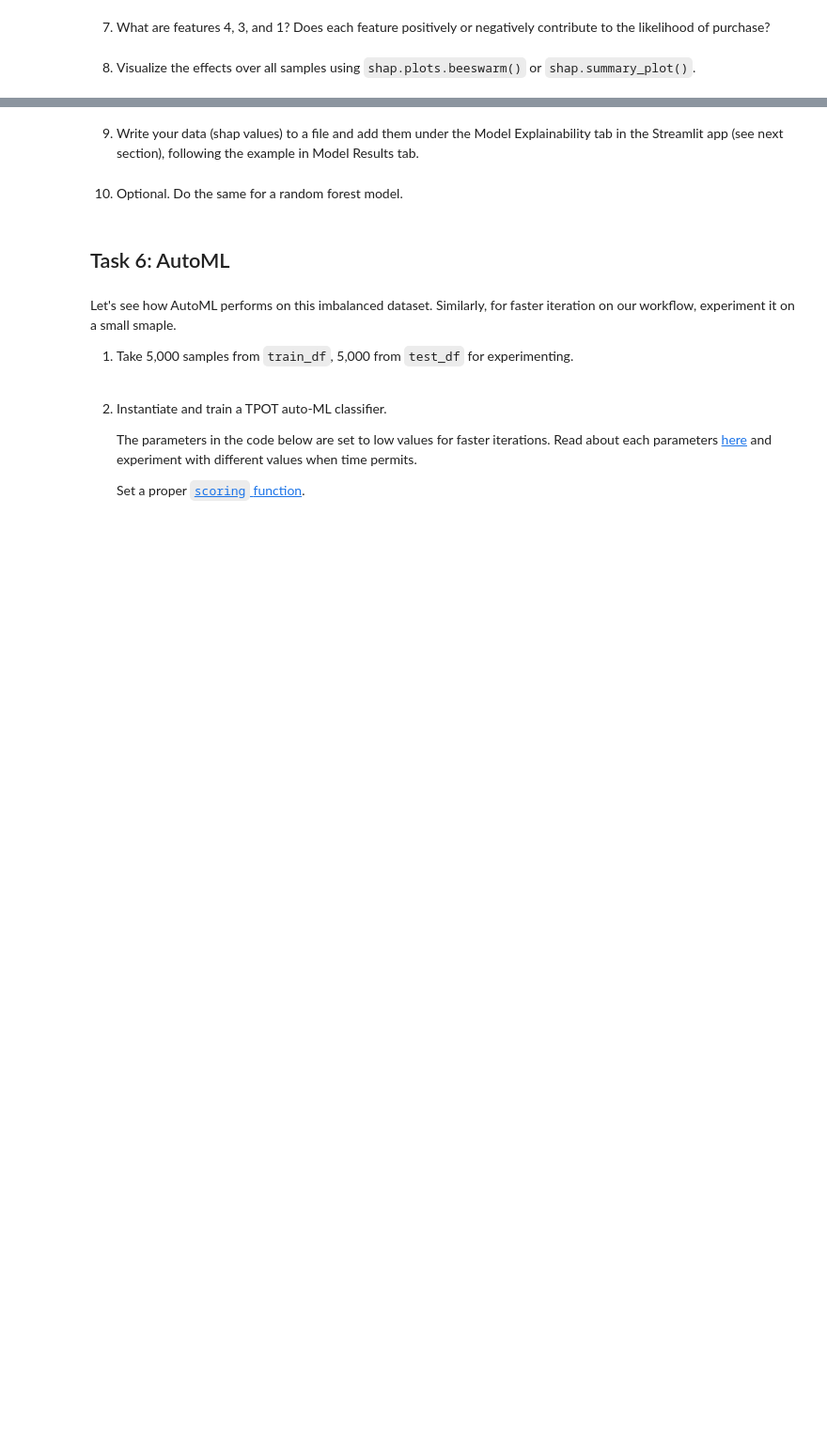
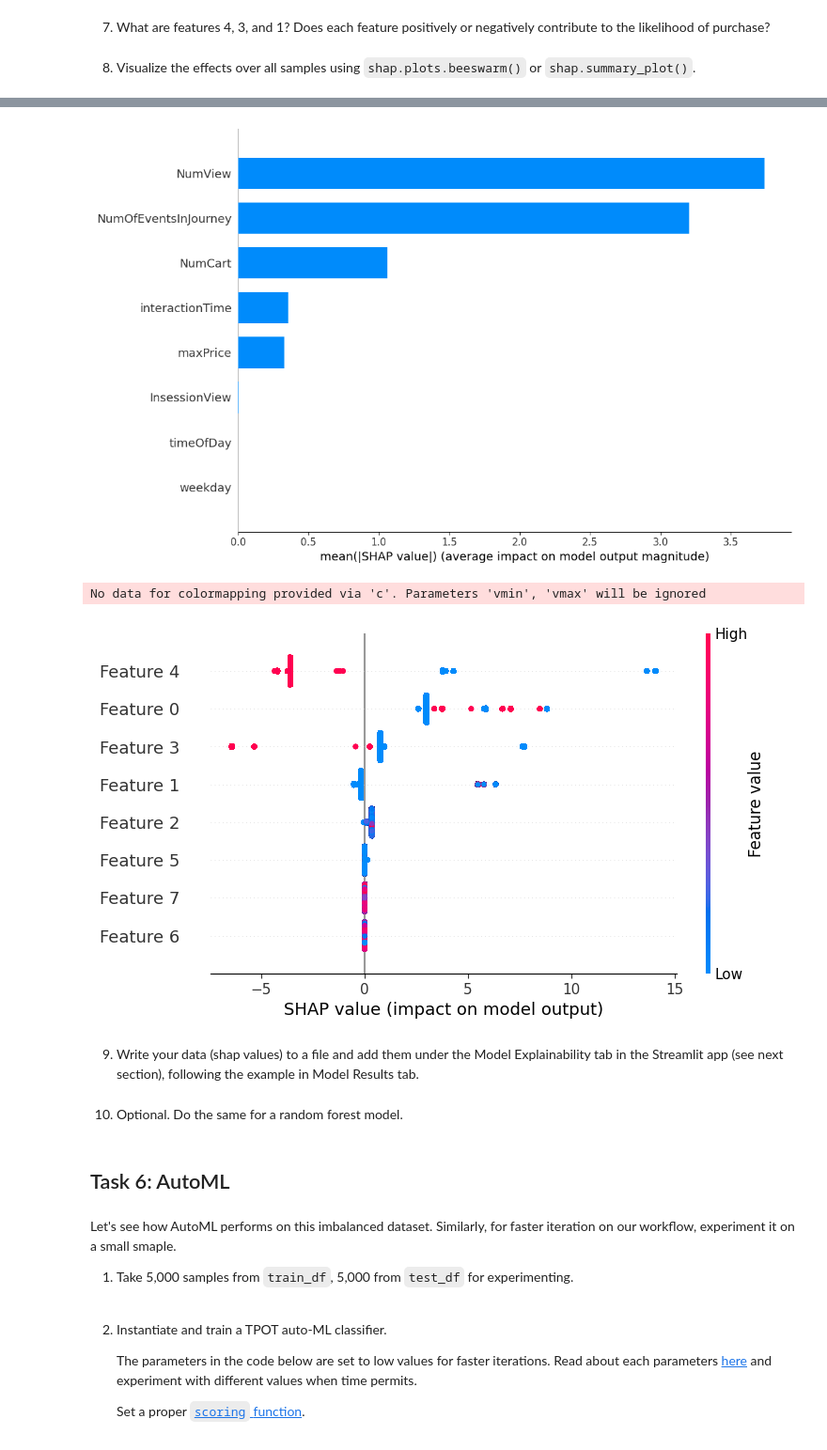
Before and after one commit to patrickmgebhard/MLE-11, a Jupyter notebook: assignments/week-06-supervised-ml/nb/electronics-purchase-prediction.ipynb, the cells around one changed output, grey strips where cells are left out. Shown at 94% size. Drawn from its saved outputs; the diff is of its cells as text; code cells hidden in the pictures; blank space fills up the shorter version.

```diff
--- a/assignments/week-06-supervised-ml/nb/electronics-purchase-prediction.ipynb
+++ b/assignments/week-06-supervised-ml/nb/electronics-purchase-prediction.ipynb
@@ -457,0 +480,4 @@ AttributeError: 'numpy.ndarray' object has no attribute 'columns'
+# %%
+%%time
+shap_values = explainer(X=X_test_reduced)
+shap_values.shape
@@ -458,2 +488,10 @@ AttributeError: 'numpy.ndarray' object has no attribute 'columns'
+# %%
+%matplotlib inline
+shap.summary_plot(shap_values=shap_values, feature_names=feature_names, plot_type='bar', plot_size=(11,7))
+shap.plots.beeswarm(shap_values)
+# %% [output]
+[figure, added]
+No data for colormapping provided via 'c'. Parameters 'vmin', 'vmax' will be ignored
+[figure, added]
 # %% [markdown]
 9. Write your data (shap values) to a file and add them under the Model Explainability tab in the Streamlit app (see next section), following the example in Model Results tab.
```
Also changed, not shown: parts of 24 cells of this notebook, 5 other files.
